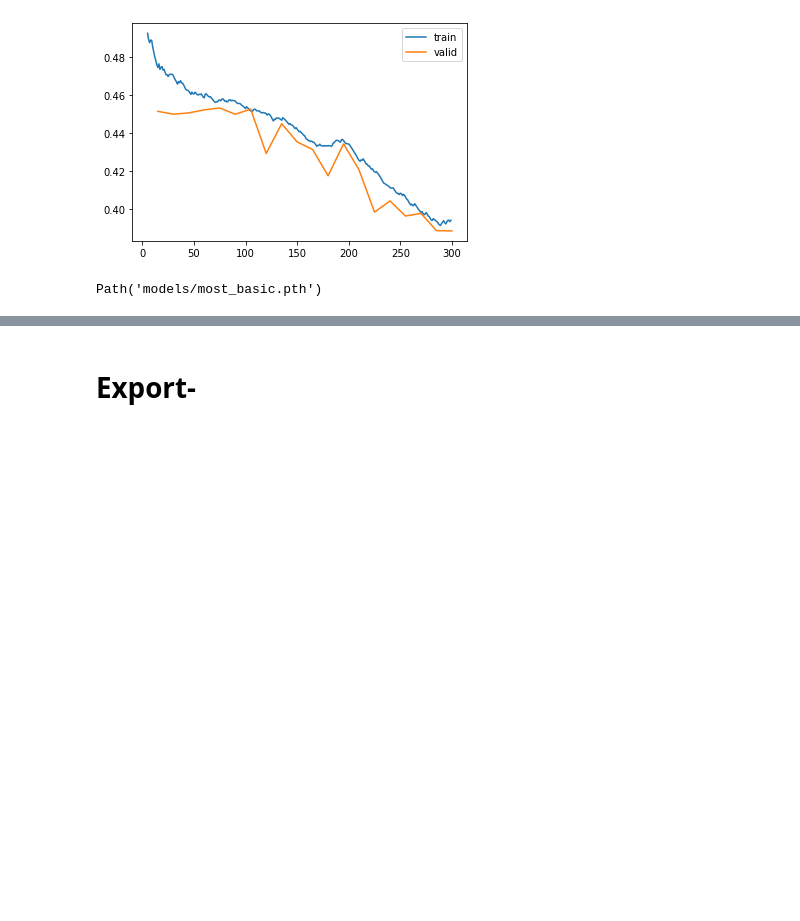
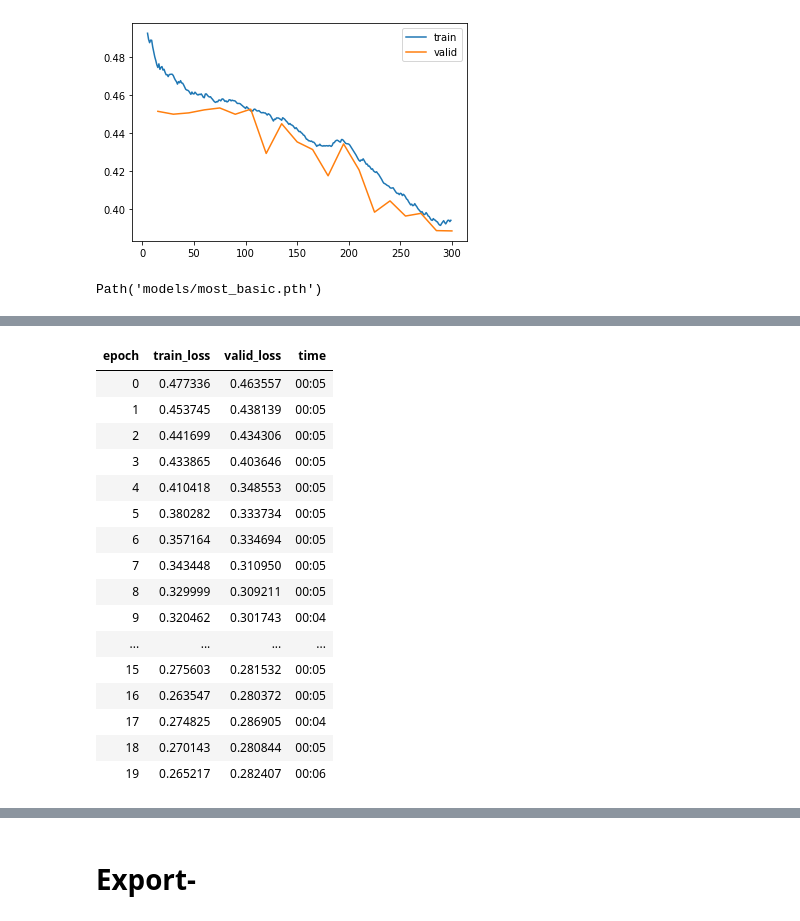
Before and after one commit to BorjaRequena/AnDi-unicorns, a Jupyter notebook: nbs/01_models.ipynb, the cells around one changed output, grey strips where cells are left out. Cells and saved outputs as stored; diff of their text form; code cells hidden in the pictures; blank space fills up the shorter version.

```diff
--- a/nbs/01_models.ipynb
+++ b/nbs/01_models.ipynb
@@ -79,0 +154,20 @@ Path('models/most_basic.pth')
+# %%
+learn.fit_one_cycle(20, lr_max=2e-3)
+# %% [output]
+| epoch | train_loss | valid_loss | time |
+| 0 | 0.477336 | 0.463557 | 00:05 |
+| 1 | 0.453745 | 0.438139 | 00:05 |
+| 2 | 0.441699 | 0.434306 | 00:05 |
+| 3 | 0.433865 | 0.403646 | 00:05 |
+| 4 | 0.410418 | 0.348553 | 00:05 |
+| 5 | 0.380282 | 0.333734 | 00:05 |
+| 6 | 0.357164 | 0.334694 | 00:05 |
+| 7 | 0.343448 | 0.310950 | 00:05 |
+| 8 | 0.329999 | 0.309211 | 00:05 |
+| 9 | 0.320462 | 0.301743 | 00:04 |
+| ... | ... | ... | ... |
+| 15 | 0.275603 | 0.281532 | 00:05 |
+| 16 | 0.263547 | 0.280372 | 00:05 |
+| 17 | 0.274825 | 0.286905 | 00:04 |
+| 18 | 0.270143 | 0.280844 | 00:05 |
+| 19 | 0.265217 | 0.282407 | 00:06 |
```
Also changed, not shown: parts of 27 cells of this notebook, 5 other files.
